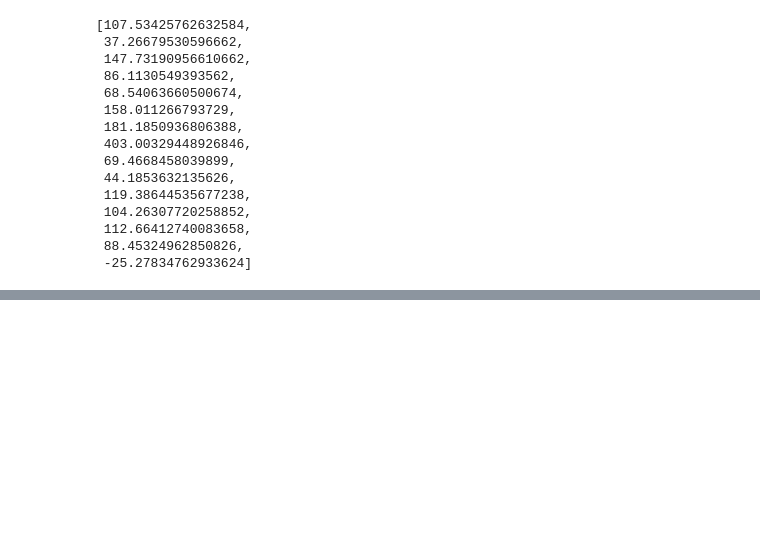
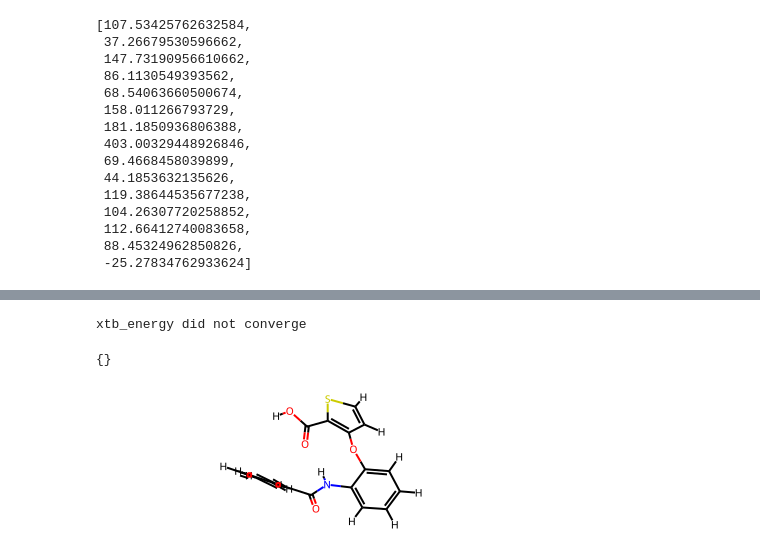
Before and after one commit to LenaNehale/torsional-diffusion, a Jupyter notebook: playground.ipynb, the cells around one changed output, grey strips where cells are left out. Saved outputs shown, nothing was run; the diff lists cells and outputs as text; code cells hidden in the pictures; blank space fills up the shorter version.

```diff
--- a/playground.ipynb
+++ b/playground.ipynb
@@ -198,0 +305,12 @@ FileNotFoundError: [Errno 2] No such file or directory: '/home/mila/l/lena-nehal
+# %%
+from utils.xtb import *
+path_xtb ="/home/mila/l/lena-nehale.ezzine/ai4mols/torsional-diffusion/xtb"
+mol = training_confs[smi][6]
+xtb_energy(mol, dipole=True, path_xtb=path_xtb)
+# %% [output]
+xtb_energy did not converge
+{}
+# %%
+training_confs[smi][7]
+# %% [output]
+[figure, added]
```
Also changed, not shown: parts of 21 cells of this notebook, 7 other files.
